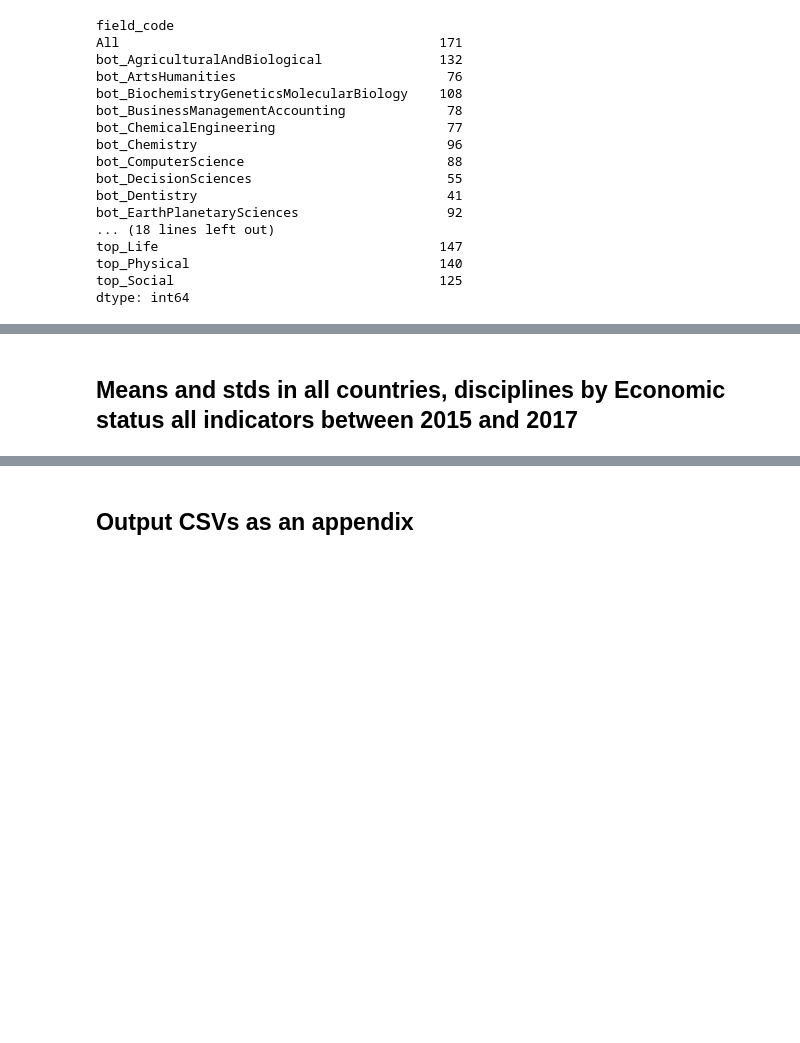
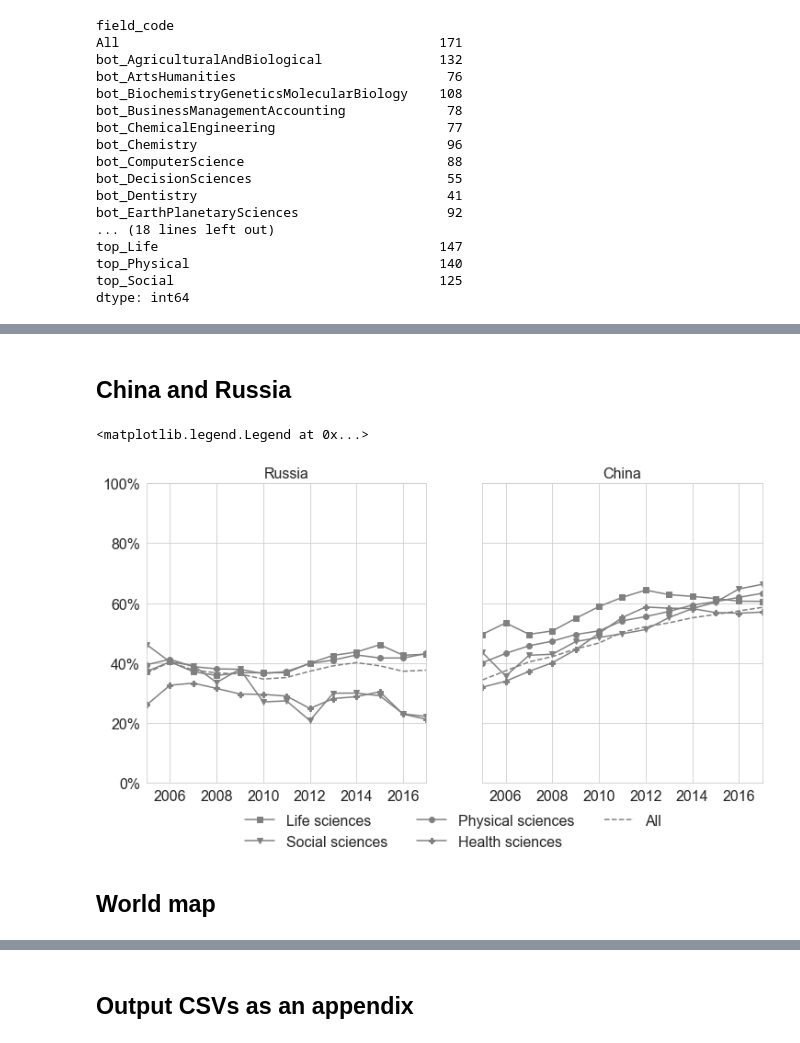
Before and after one commit to vitekzkytek/GlobalizationPaper, a Jupyter notebook: Phase5_Paper/PaperResults.ipynb, the cells around one changed output, grey strips where cells are left out. Cells and saved outputs as stored; diff of their text form; code cells hidden in the pictures; blank space fills up the shorter version.

```diff
--- a/Phase5_Paper/PaperResults.ipynb
+++ b/Phase5_Paper/PaperResults.ipynb
@@ -273,2 +283,0 @@ corr_full.loc[usedIndicators,usedIndicators]
-# %% [markdown]
-## Means and stds in all countries, disciplines by Economic status all indicators between 2015 and 2017
@@ -289,14 +284,29 @@ status
+# %% [markdown]
+## China and Russia
 # %%
-fig, ax = plt.subplots(1,2,sharey=True,figsize=(10,6))
+fig, axs = plt.subplots(1,2,sharey=True,figsize=(12,6))
 l = ['RUS','CHN']
+chnrus = glob.loc[idx[['CHN','RUS'],flds_broad,'euclid',:]].unstack('field_code').reset_index().drop('method_code',axis=1).set_index(['country_code','period'])
 
+countrynames = {
+    'RUS':'Russia','CHN':'China'
+}
+chnrus = chnrus.rename(fieldnames,axis=1)
 lstyles = ['s-','v-','o-','P-','--']
 for i in range(2):
-    a = ax[i]
-    a.set_ylim((0,1))
-    a.set_title(l[i])
-    #breakpoint()
-    chnrus.xs(l[i]).T.plot(ax=a,style=lstyles,c='gray')#,marker='.',ls='-.',c='black')
+    ax = axs[i]
+    ax.set_ylim((0,1))
+    ax.set_title(countrynames[l[i]],fontsize=16)
+    chnrus.xs(l[i]).plot(ax=ax,style=lstyles,c='gray',fontsize=16,legend=None)
+    ax.yaxis.set_major_formatter(mtick.PercentFormatter(1))
+    ax.set_xlabel('')
+handles, labels = ax.get_legend_handles_labels()
+fig.legend(handles, labels, loc='lower center',ncol=3,fontsize=16,bbox_to_anchor=(0.45, -0.038),frameon=False)
+# %% [output]
+<matplotlib.legend.Legend at 0x...>
+[figure, added]
+# %% [markdown]
+## World map
 # %%
 import geopandas as gpd
 from mpl_toolkits.axes_grid1 import make_axes_locatable
```
Also changed, not shown: parts of 45 cells of this notebook, 27 other files.
